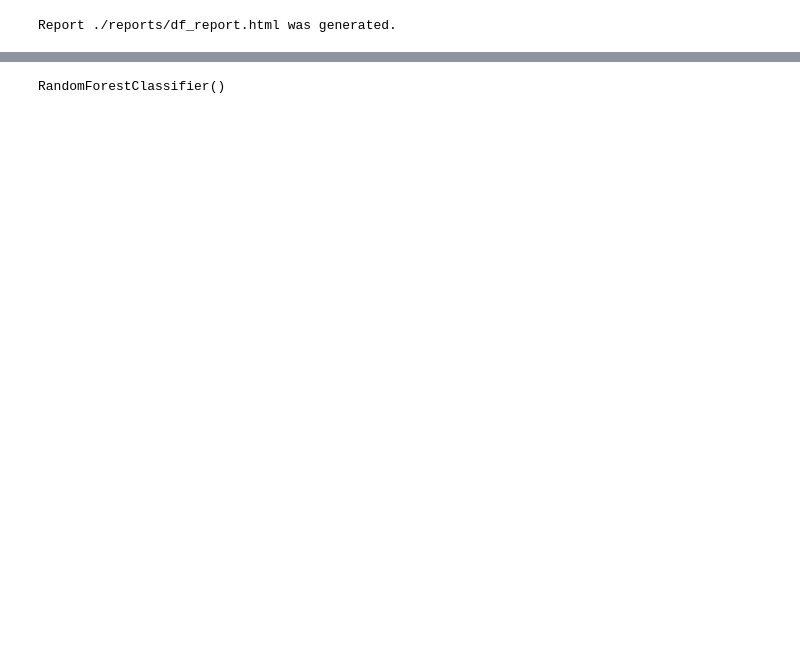
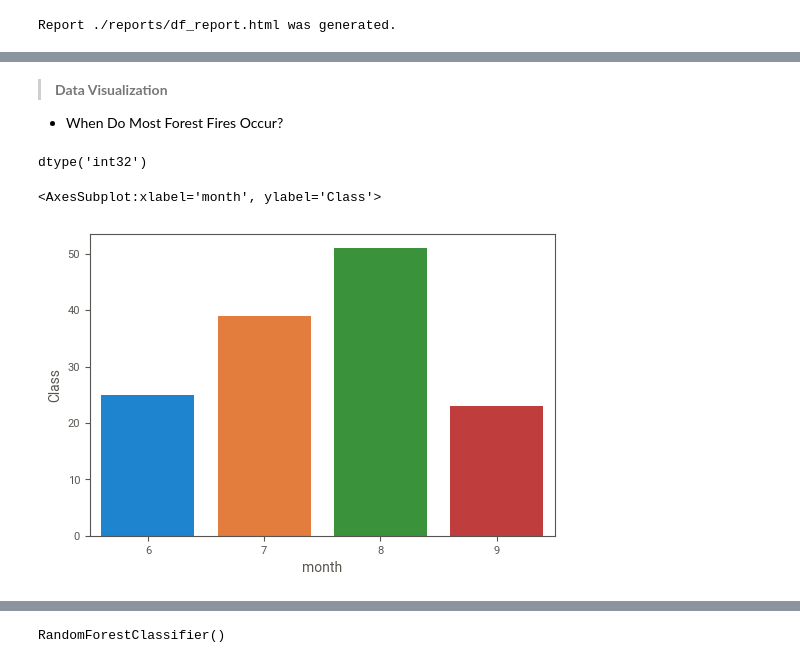
Before and after one commit to AymanMak1/Algerian-Forest-Fires, a Jupyter notebook: project.ipynb, the cells around one changed output, grey strips where cells are left out. Cells and saved outputs as stored; diff of their text form; code cells hidden in the pictures; blank space fills up the shorter version.

```diff
--- a/project.ipynb
+++ b/project.ipynb
@@ -484,0 +519,21 @@ Report ./reports/df_report.html was generated.
+# %% [markdown]
+> <b> Data Visualization</b>
+- When Do Most Forest Fires Occur?
+# %%
+conditions = [
+    (df['Classes'] == 'fire'),
+    (df['Classes'] == 'not fire'),
+    ]
+values = [1,0]
+df['Class'] = np.select(conditions, values)
+df['Class'].dtypes
+# %% [output]
+dtype('int32')
+# %%
+fire = df.loc[df['Class'] == 1]
+by_month =  fire.groupby(['month'], as_index=False)['Class'].sum()
+# %%
+sns.barplot(x='month', y="Class", data=by_month[['month','Class']], estimator=sum)
+# %% [output]
+<AxesSubplot:xlabel='month', ylabel='Class'>
+[figure, added]
```
Also changed, not shown: parts of 54 cells of this notebook, 4 other files.
